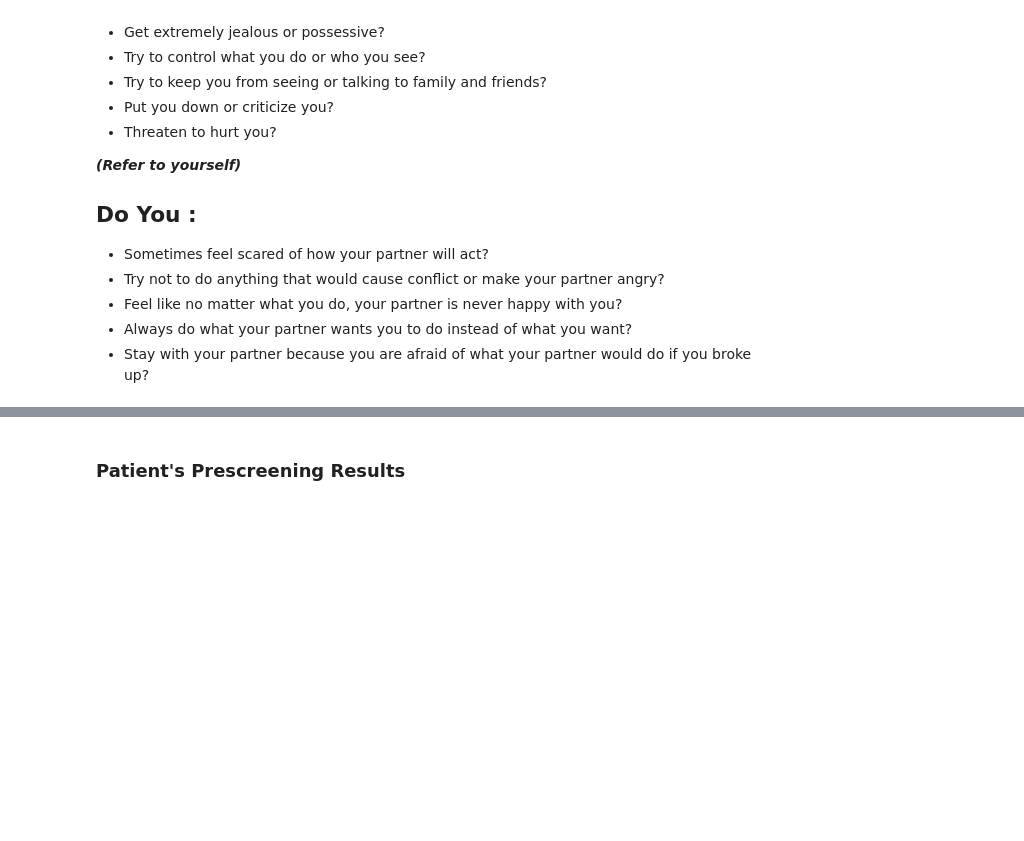
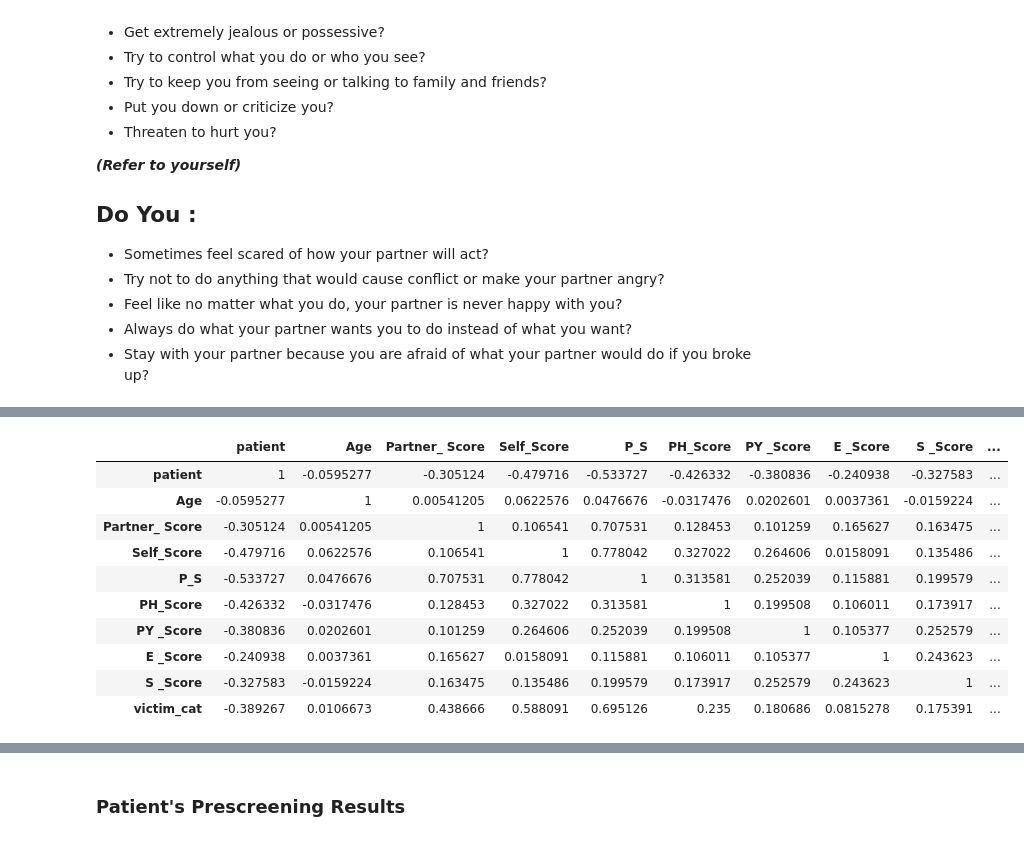
Before and after one commit to ClarkeDee/Capstone, a Jupyter notebook: BA590Proposal.ipynb, the cells around one changed output, grey strips where cells are left out. Saved outputs shown, nothing was run; the diff lists cells and outputs as text; code cells hidden in the pictures; blank space fills up the shorter version.

```diff
--- a/BA590Proposal.ipynb
+++ b/BA590Proposal.ipynb
@@ -126,0 +210,5 @@ Each response is scored accordingly:
+# %%
+#recode victim column
+#convert victim column from obj to  category for label encoding
+m2["victim"] = m2["victim"].astype('category')
+m2.dtypes
@@ -126,0 +227,4 @@ Each response is scored accordingly:
+# %%
+#encode column victim
+m1["victim_cat"] = m1["victim"].cat.codes
+m1.head()
@@ -126,0 +248,4 @@ Each response is scored accordingly:
+# %%
+#encode column victim
+m2["victim_cat"] = m2["victim"].cat.codes
+m2.head()
@@ -126,0 +278,15 @@ Each response is scored accordingly:
+# %%
+#correlation between feature cols and identified as a vitcim
+df.corr().style.background_gradient(cmap='Blues')
+# %% [output]
+|  | patient | Age | Partner_ Score | Self_Score | P_S | PH_Score | PY _Score | E _Score | S _Score | ... |
+| patient | 1 | -0.0595277 | -0.305124 | -0.479716 | -0.533727 | -0.426332 | -0.380836 | -0.240938 | -0.327583 | ... |
+| Age | -0.0595277 | 1 | 0.00541205 | 0.0622576 | 0.0476676 | -0.0317476 | 0.0202601 | 0.0037361 | -0.0159224 | ... |
+| Partner_ Score | -0.305124 | 0.00541205 | 1 | 0.106541 | 0.707531 | 0.128453 | 0.101259 | 0.165627 | 0.163475 | ... |
+| Self_Score | -0.479716 | 0.0622576 | 0.106541 | 1 | 0.778042 | 0.327022 | 0.264606 | 0.0158091 | 0.135486 | ... |
+| P_S | -0.533727 | 0.0476676 | 0.707531 | 0.778042 | 1 | 0.313581 | 0.252039 | 0.115881 | 0.199579 | ... |
+| PH_Score | -0.426332 | -0.0317476 | 0.128453 | 0.327022 | 0.313581 | 1 | 0.199508 | 0.106011 | 0.173917 | ... |
+| PY _Score | -0.380836 | 0.0202601 | 0.101259 | 0.264606 | 0.252039 | 0.199508 | 1 | 0.105377 | 0.252579 | ... |
+| E _Score | -0.240938 | 0.0037361 | 0.165627 | 0.0158091 | 0.115881 | 0.106011 | 0.105377 | 1 | 0.243623 | ... |
+| S _Score | -0.327583 | -0.0159224 | 0.163475 | 0.135486 | 0.199579 | 0.173917 | 0.252579 | 0.243623 | 1 | ... |
+| victim_cat | -0.389267 | 0.0106673 | 0.438666 | 0.588091 | 0.695126 | 0.235 | 0.180686 | 0.0815278 | 0.175391 | ... |
```
Also changed, not shown: parts of 51 cells of this notebook, 7 other files.
